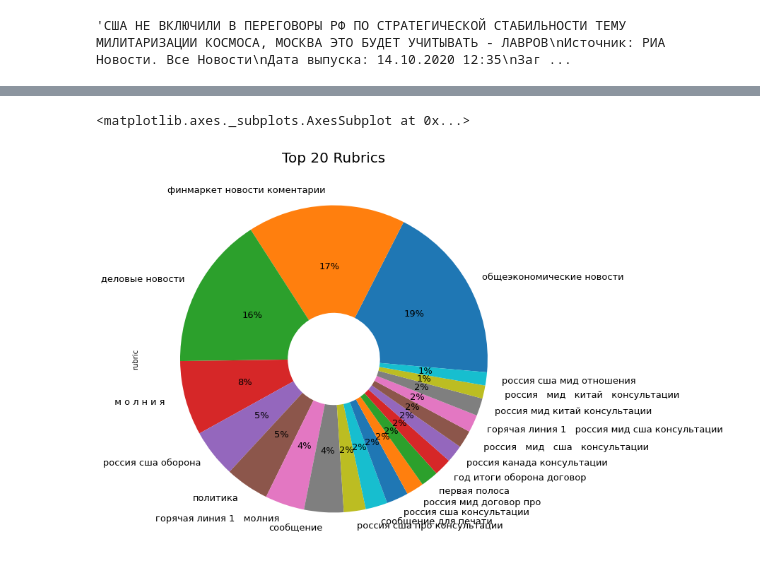
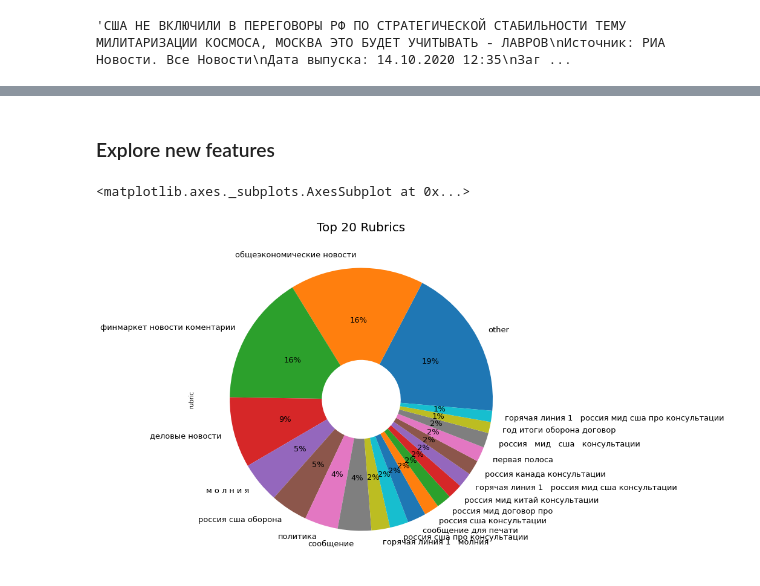
Before and after one commit to Teasotea/articles_topic_modelling, a Jupyter notebook: StratStabTask1.ipynb, the cells around one changed output, grey strips where cells are left out. Cells and saved outputs as stored; diff of their text form; code cells hidden in the pictures.

```diff
--- a/StratStabTask1.ipynb
+++ b/StratStabTask1.ipynb
@@ -188,11 +188,11 @@ months = {'января':1, 'февраля':2, "марта":3, "апреля":4
 # Let's get the date and month separately
 data2['month'] = data2['issue'].astype(str).apply(lambda x: months[re.sub(r'[^\w\s]', '', x).split()[1]]) #remove punctuation
 data2['day'] = data2['issue'].astype(str).apply(lambda x: re.sub(r'[^\w\s]', '', x).split()[0])
-# Now let's convert date info to Timestamp format
-data2['full_date'] = data2.apply(lambda row: pd.Timestamp(year=int(row['date']), month=int(row['month']),
-                                                          day=int(row['day'])) if not row['date'] == '' else
+# Now let's convert date info to DateTime format
+data2['full_date'] = data2.apply(lambda row: pd.to_datetime(pd.Timestamp(year=int(row['date']), month=int(row['month']),
+                                                          day=int(row['day']))) if not row['date'] == '' else
                                  #there are rows with missing date, but we can get it from text
-                                  pd.Timestamp(row['fulltext'][row['fulltext'].find('Дата выпуска')+14:row['fulltext'].find('Дата выпуска')+24]),
+                                 pd.to_datetime(row['fulltext'][row['fulltext'].find('Дата выпуска')+14:row['fulltext'].find('Дата выпуска')+24]),
                                  axis = 1)
-data2 = data2.drop(['date','month', 'day', 'issue'], axis=1)
+data2 = data2.drop(['month', 'day', 'issue'], axis=1)
 # %%
@@ -205,7 +205,3 @@ freq                      137
 first     1992-02-14 00:00:00
 last      2020-10-14 00:00:00
 Name: full_date, dtype: object
-# %%
-data2['datetime'] = pd.to_datetime(data2['full_date'],format='%d-%m-%Y %H:%M')
-# %%
-data2['year'] = data2['datetime'].apply(lambda x: x.year)
@@ -263,0 +295,2 @@ rubr_list = [re.sub(r'[^\w\s]', ' ', x).lower() for x in rubr_list]
+# %%
+data2['rubric'] = data2.rubric.apply(lambda x: 'other' if type(x) != type('') else re.sub(r'[^\w\s]', ' ', x).lower().strip())
@@ -263,0 +299,2 @@ rubr_list = [re.sub(r'[^\w\s]', ' ', x).lower() for x in rubr_list]
+# %% [markdown]
+### Explore new features
@@ -264,9 +304,9 @@ rubr_list = [re.sub(r'[^\w\s]', ' ', x).lower() for x in rubr_list]
 # %%
 plt.figure(figsize=(30,10))
 plt.title('Top 20 Rubrics', fontsize=20)
-data2['rubric'].value_counts()[:20].plot(kind='pie', labels=rubr_list,
+data2['rubric'].value_counts()[1:21].plot(kind='pie', labels=rubr_list,
                               wedgeprops=dict(width=.7), autopct='%1.0f%%', startangle=-5,
                               textprops={'fontsize': 13})
 # %% [output]
 <matplotlib.axes._subplots.AxesSubplot at 0x...>
-[figure, old version]
+[figure, new version]
```
Also changed, not shown: parts of 141 cells of this notebook.
